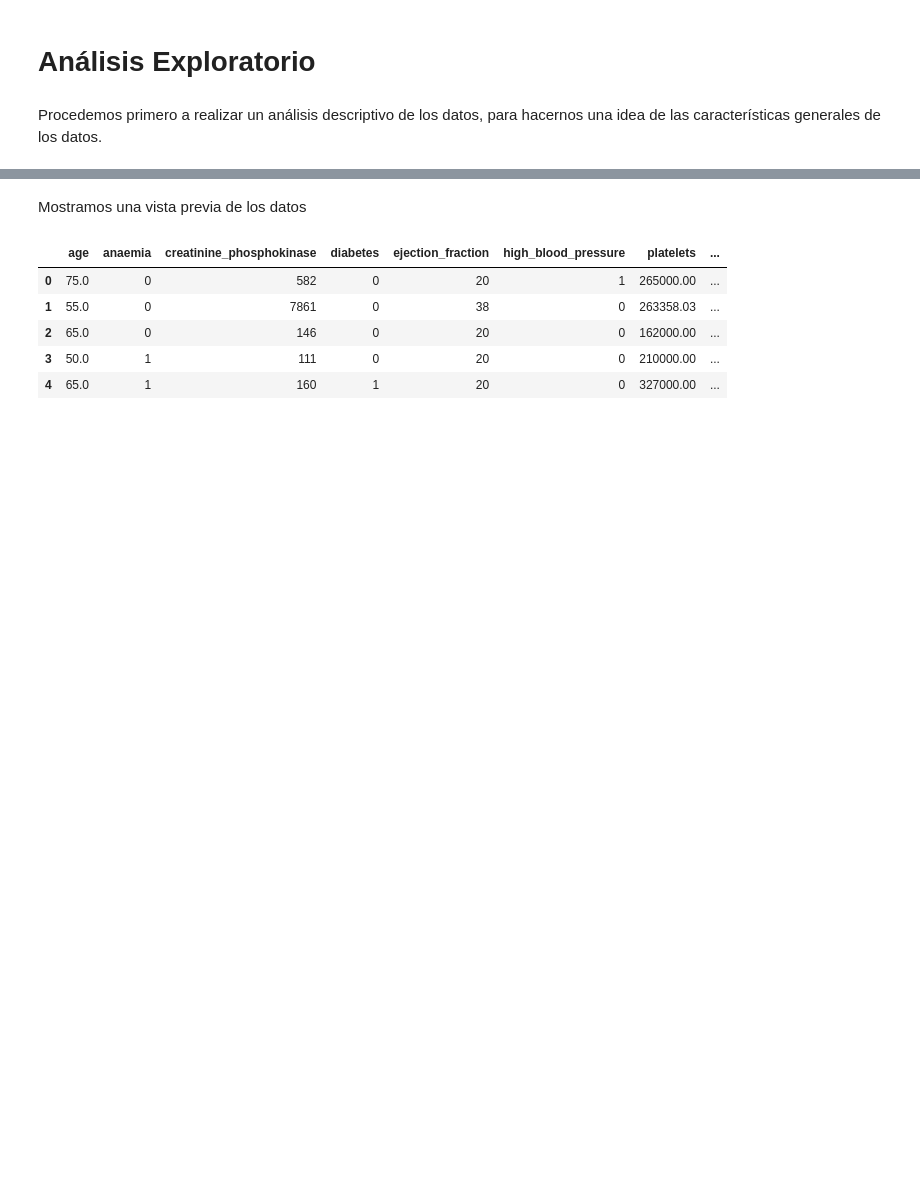
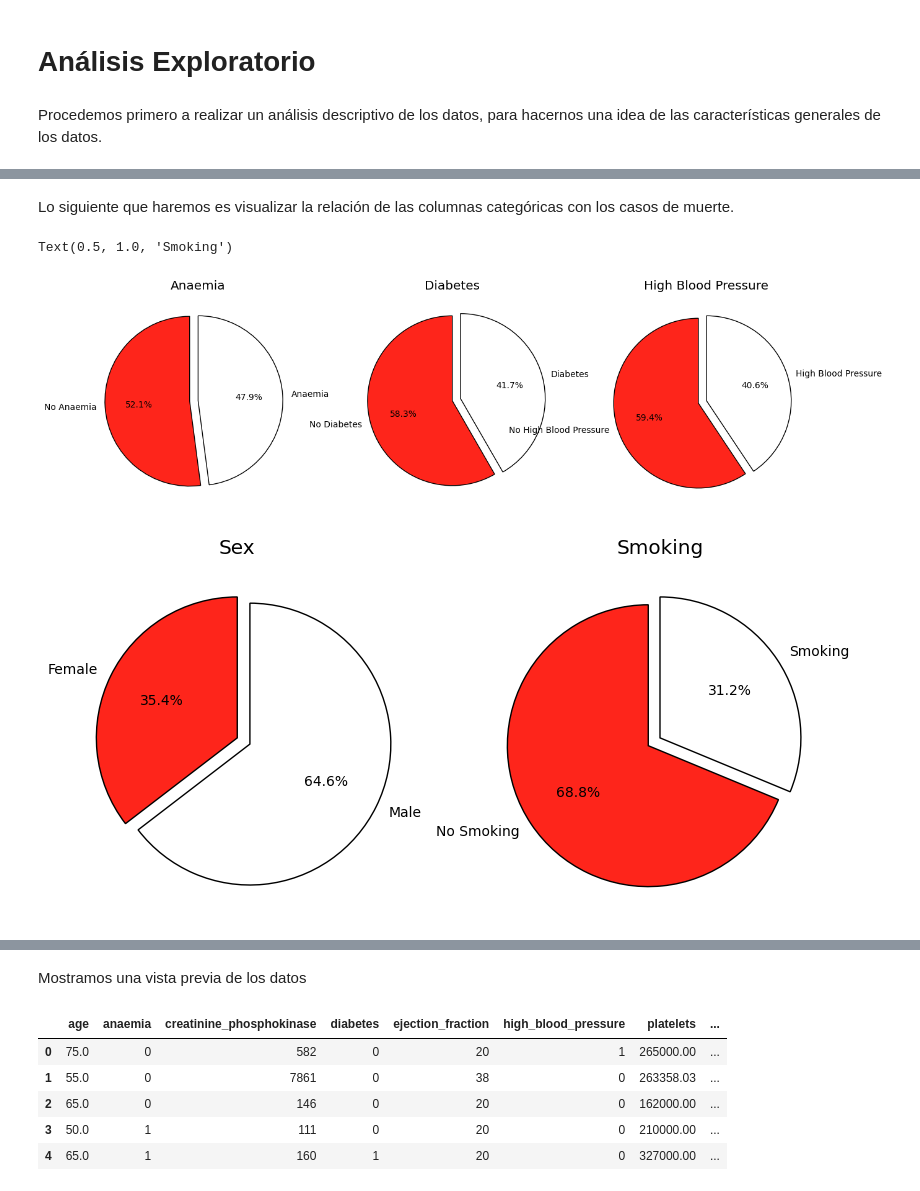
Before and after one commit to Pablogv00/TFM-PGV-Heart-Data, a Jupyter notebook: tfm.ipynb, the cells around one changed output, grey strips where cells are left out. Saved outputs shown, nothing was run; the diff lists cells and outputs as text; code cells hidden in the pictures; blank space fills up the shorter version.

```diff
--- a/tfm.ipynb
+++ b/tfm.ipynb
@@ -101,0 +150,49 @@ Generación de matriz de correlación
+# %% [markdown]
+Lo siguiente que haremos es visualizar la relación de las columnas categóricas con los casos de muerte.
+# %%
+anaemia = df[df['DEATH_EVENT'] == 1]['anaemia'].value_counts()
+anaemia = [anaemia[0] / sum(anaemia) * 100, anaemia[1] / sum(anaemia) * 100]
+
+diabetes = df[df['DEATH_EVENT'] == 1]['diabetes'].value_counts()
+diabetes = [diabetes[0] / sum(diabetes) * 100,diabetes[1] / sum(diabetes) * 100]
+
+hbp = df[df['DEATH_EVENT'] == 1]['high_blood_pressure'].value_counts()
+hbp = [hbp[0] / sum(hbp) * 100,hbp[1] / sum(hbp) * 100]
+
+sex = df[df['DEATH_EVENT'] == 1]['sex'].value_counts()
+sex = [sex[0] / sum(sex) * 100,sex[1] / sum(sex) * 100]
+
+smoke = df[df['DEATH_EVENT'] == 1]['smoking'].value_counts()
+smoke = [smoke[0] / sum(smoke) * 100,smoke[1] / sum(smoke) * 100]
+# %%
+ax,fig = plt.subplots(nrows = 1,ncols = 3,figsize = (15,15))
+
+plt.subplot(1,3,1)
+plt.pie(anaemia,labels = ['No Anaemia','Anaemia'],autopct='%1.1f%%',startangle = 90,explode = (0.1,0),colors = colors,
+       wedgeprops = {'edgecolor' : 'black','linewidth': 1,'antialiased' : True})
+plt.title('Anaemia')
+
+plt.subplot(1,3,2)
+plt.pie(diabetes,labels = ['No Diabetes', 'Diabetes'],autopct='%1.1f%%',startangle = 90,explode = (0,0.1),colors = colors,
+       wedgeprops = {'edgecolor' : 'black','linewidth': 1,'antialiased' : True})
+plt.title('Diabetes')
+
+plt.subplot(1,3,3)
+plt.pie(hbp,labels = ['No High Blood Pressure','High Blood Pressure'],autopct='%1.1f%%',startangle = 90,explode = (0.1,0),colors = colors,
+       wedgeprops = {'edgecolor' : 'black','linewidth': 1,'antialiased' : True})
+plt.title('High Blood Pressure')
+
+ax,fig = plt.subplots(nrows = 1,ncols = 2,figsize = (10,10))
+plt.subplot(1,2,1)
+plt.pie(sex,labels = ['Female','Male'],autopct='%1.1f%%',startangle = 90,explode = (0,0.1),colors = colors,
+       wedgeprops = {'edgecolor' : 'black','linewidth': 1,'antialiased' : True})
+plt.title('Sex')
+
+plt.subplot(1,2,2)
+plt.pie(smoke,labels = ['No Smoking','Smoking'],autopct='%1.1f%%',startangle = 90,explode = (0.1,0),colors = colors,
+        wedgeprops = {'edgecolor' : 'black','linewidth': 1,'antialiased' : True})
+plt.title('Smoking')
+# %% [output]
+Text(0.5, 1.0, 'Smoking')
+[figure, added]
+[figure, added]
```
Also changed, not shown: parts of 21 cells of this notebook.
